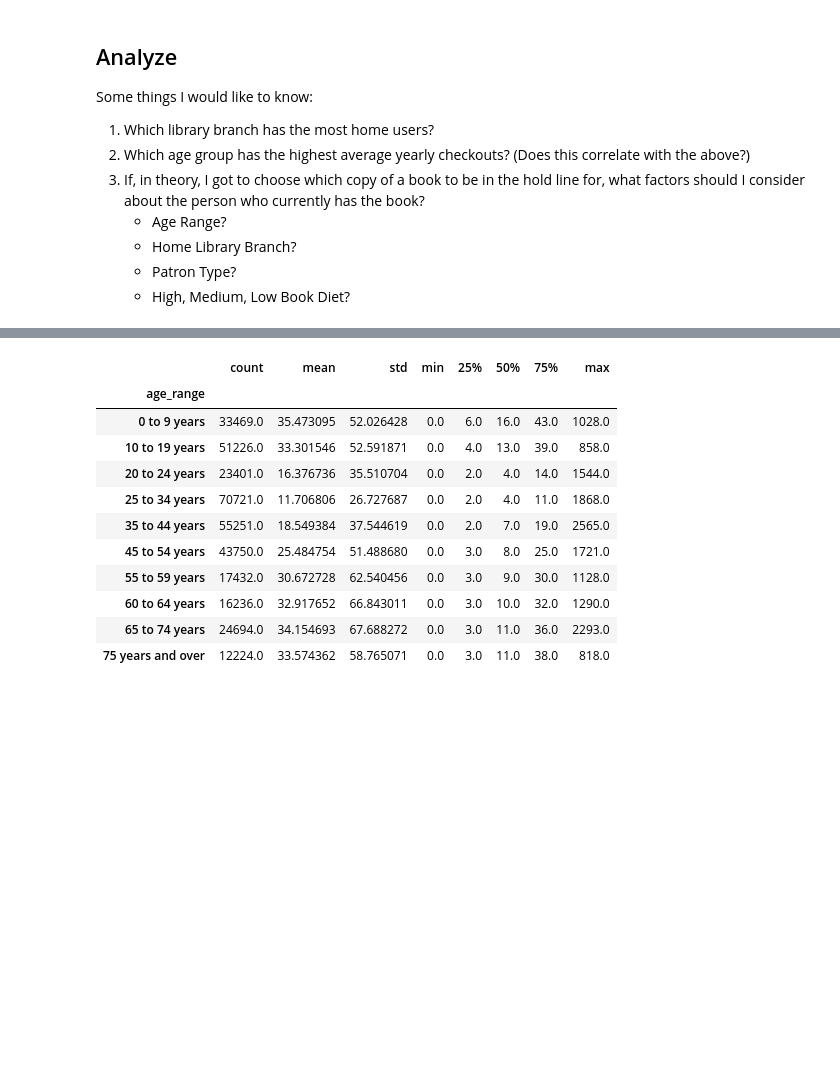
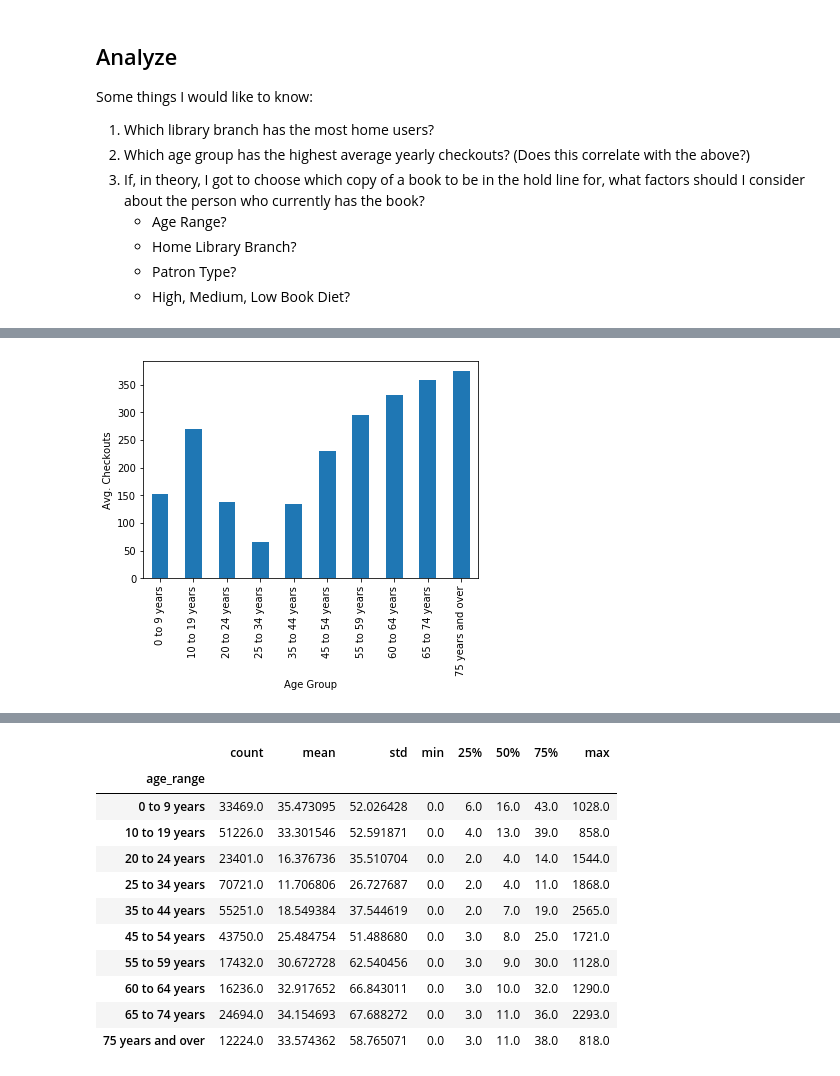
Before and after one commit to arispeaks/SFLibrary, a Jupyter notebook: SF_Library_Project.ipynb, the cells around one changed output, grey strips where cells are left out. Cells and saved outputs as stored; diff of their text form; code cells hidden in the pictures; blank space fills up the shorter version.

```diff
--- a/SF_Library_Project.ipynb
+++ b/SF_Library_Project.ipynb
@@ -333,3 +304,10 @@ Name: total_checkouts, dtype: float64
+# %%
+
+df_comp.groupby('age_range').total_checkouts.mean().index, df_comp.groupby('age_range').total_checkouts.mean().plot(kind = 'bar')
+plt.xlabel('Age Group');
+plt.ylabel('Avg. Checkouts');
+# %% [output]
+[figure, added]
 # %%
 # At first glance, it looks like, for the most part,the older the patron, the more checkouts.
 # but this could also be a function of how many years a patron has been active
```
Also changed, not shown: parts of 13 cells of this notebook, 1 other file.
